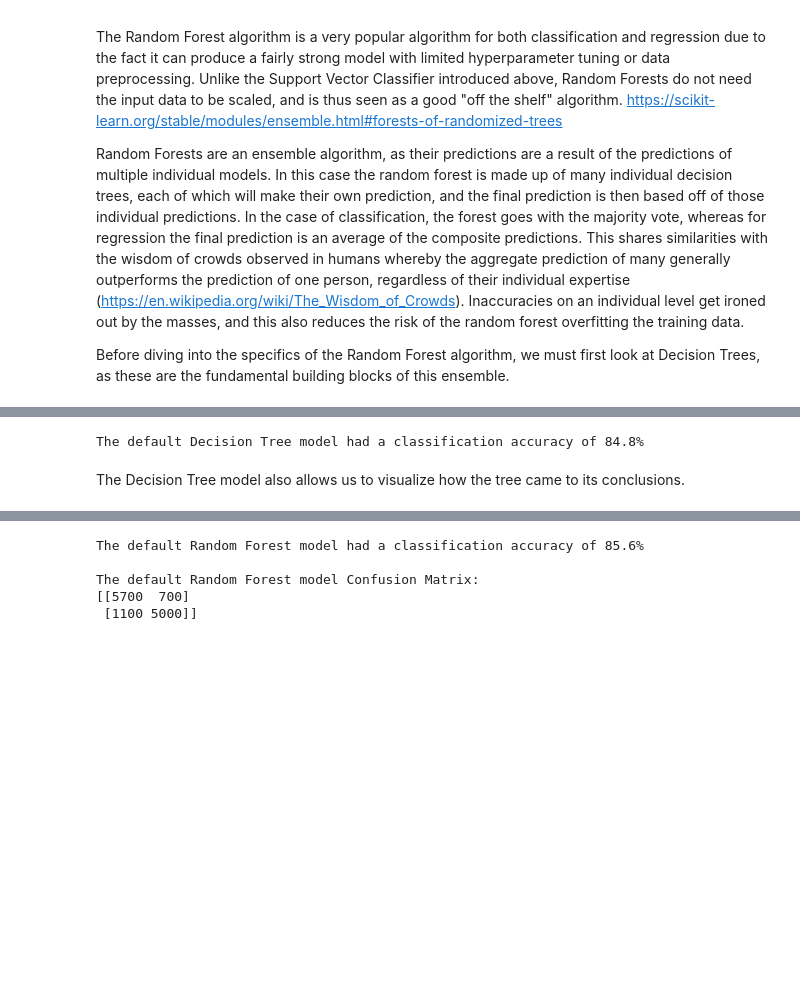
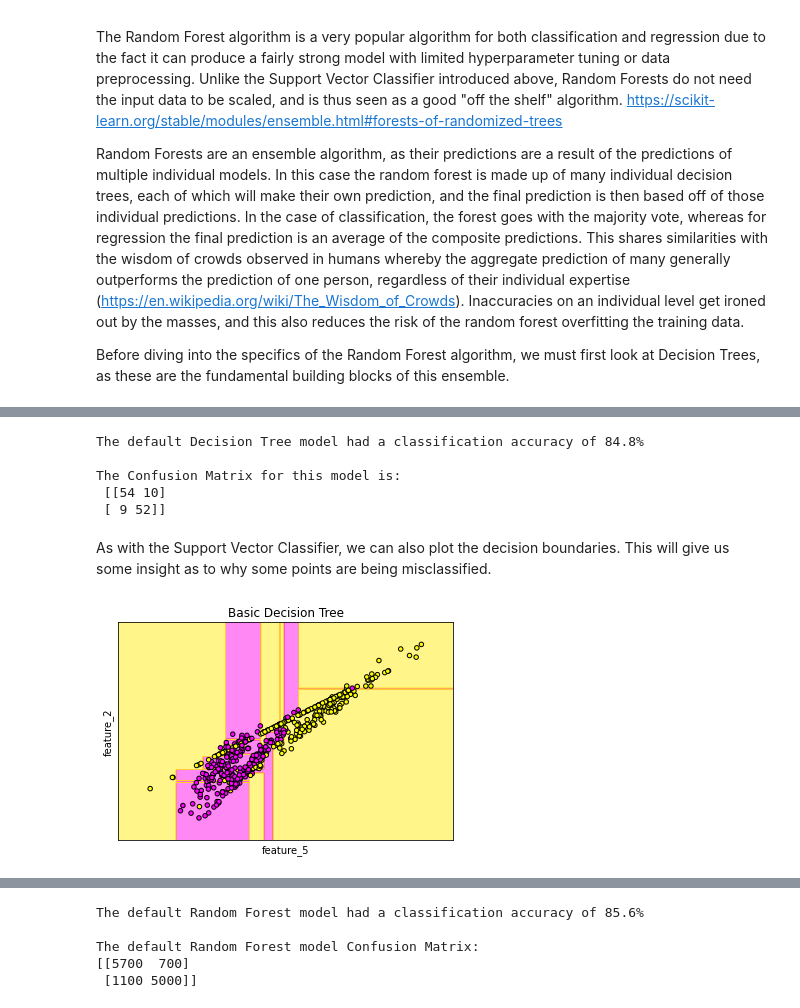
Before and after one commit to OtherBrian/machine-learning, a Jupyter notebook: scikit-learn.ipynb, the cells around one changed output, grey strips where cells are left out. Saved outputs shown, nothing was run; the diff lists cells and outputs as text; code cells hidden in the pictures; blank space fills up the shorter version.

Commit message:
Further details onon relationship between decision trees and random forests.

```diff
--- a/scikit-learn.ipynb
+++ b/scikit-learn.ipynb
@@ -567,18 +567,52 @@ So as to ensure that each tree doesn't look exactly the same, the forest has som
 
 ### Decision Tree Implentation
 # %%
+# Importing the Decision Tree Classifier
 from sklearn.tree import DecisionTreeClassifier
-from sklearn import tree
 
+# Instantiating a decision tree.
 tree_clf = DecisionTreeClassifier(random_state = 0)
+
+# Fitting the 2 dimensional training data
 tree_clf.fit(X_train_2d, y_train)
 
+# Making predictions on the 2 dimensional testing data.
 tree_predictions = tree_clf.predict(X_test_2d)
 
+# Calculating and printing the accuracy.
 tree_accuracy = sklearn.metrics.accuracy_score(y_test, tree_predictions)
-
 print(f"The default Decision Tree model had a classification accuracy of {(tree_accuracy*100):.1f}%")
+print("\nThe Confusion Matrix for this model is:\n",sklearn.metrics.confusion_matrix(y_test, tree_predictions))
 # %% [output]
 The default Decision Tree model had a classification accuracy of 84.8%
+
+The Confusion Matrix for this model is:
+ [[54 10]
+ [ 9 52]]
-# %% [markdown]
-The Decision Tree model also allows us to visualize how the tree came to its conclusions.
+# %% [markdown]
+As with the Support Vector Classifier, we can also plot the decision boundaries. This will give us some insight as to why some points are being misclassified.
+# %%
+fig, ax = plt.subplots()
+
+# Creating the grid for plotting.
+X0, X1 = X_2d[:, 0], X_2d[:, 1]
+xx, yy = make_meshgrid(X0, X1)
+
+# Plotting the contours via the plot_contours() method above.
+plot_contours(ax, tree_clf, xx, yy, cmap=plt.cm.spring, alpha=0.5)
+
+# Plotting a scatter plot of the two variables on top.
+ax.scatter(X0, X1, c=y_plotting, cmap=plt.cm.spring, s=20, edgecolors='k')
+ax.set_ylabel('feature_2')
+ax.set_xlabel('feature_5')
+
+# Clearing the ticks.
+ax.set_xticks(())
+ax.set_yticks(())
+
+# title for the plot
+ax.set_title("Basic Decision Tree")
+
+plt.show()
+# %% [output]
+[figure, added]
```
Also changed, not shown: parts of 10 cells of this notebook.
